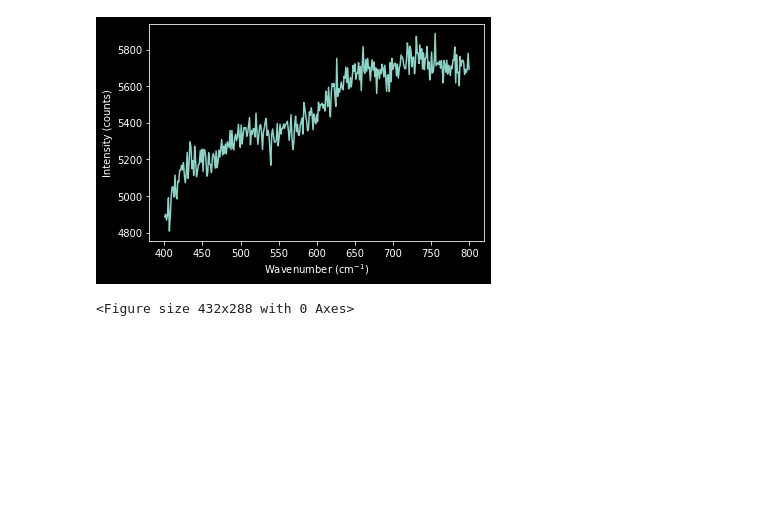
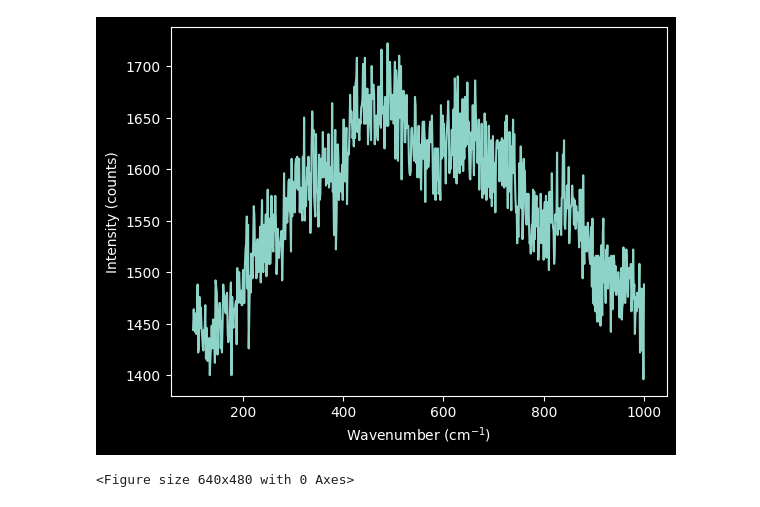
Before and after one commit to oftavira/raman, a Jupyter notebook: raman.ipynb, the cells around one changed output. Drawn from its saved outputs; the diff is of its cells as text; code cells hidden in the pictures; blank space fills up the shorter version.

```diff
--- a/raman.ipynb
+++ b/raman.ipynb
@@ -0,0 +1,21 @@
+# %%
+import matplotlib.pyplot as plt
+import numpy as np
+import os
+import re
+from scipy.signal import savgol_filter
+from scipy.optimize import curve_fit
+import numpy as np
+import matplotlib.pyplot as plt
+import os
+
+path = "./2"
+extetion = ".txt"
+files = []
+
+for r, d, f in os.walk(path):
+    for file in f:
+        if extetion in file:
+            files.append(r+'/'+file)
+
+files
@@ -330,5 +404,5 @@ f = RamanSpectrum(files[0])
 # %%
-f.crop(400,800,show=True)
+f.crop(100,1000,show=True)
 # %% [output]
-[figure, old version]
+[figure, new version]
-<Figure size 432x288 with 0 Axes>
+<Figure size 640x480 with 0 Axes>
```
Also changed, not shown: parts of 5 cells of this notebook, 47 other files.
